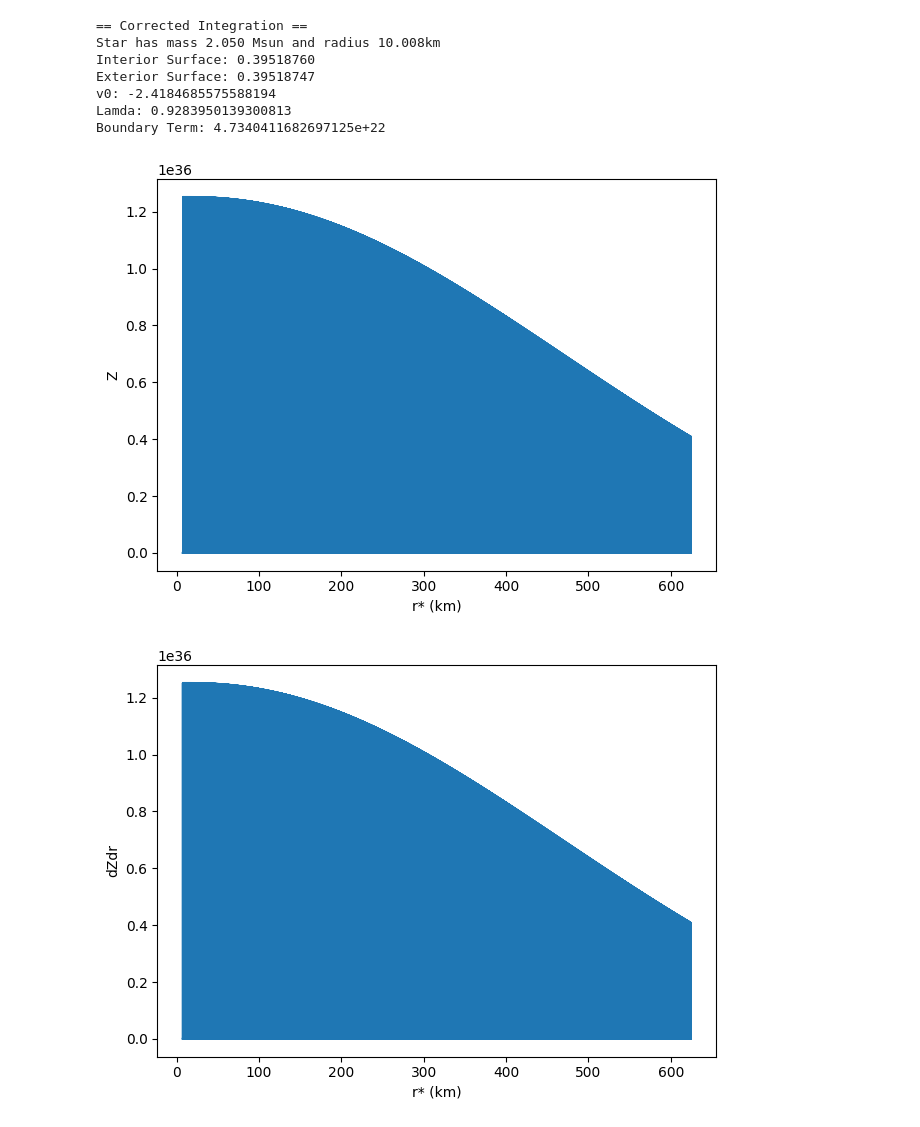
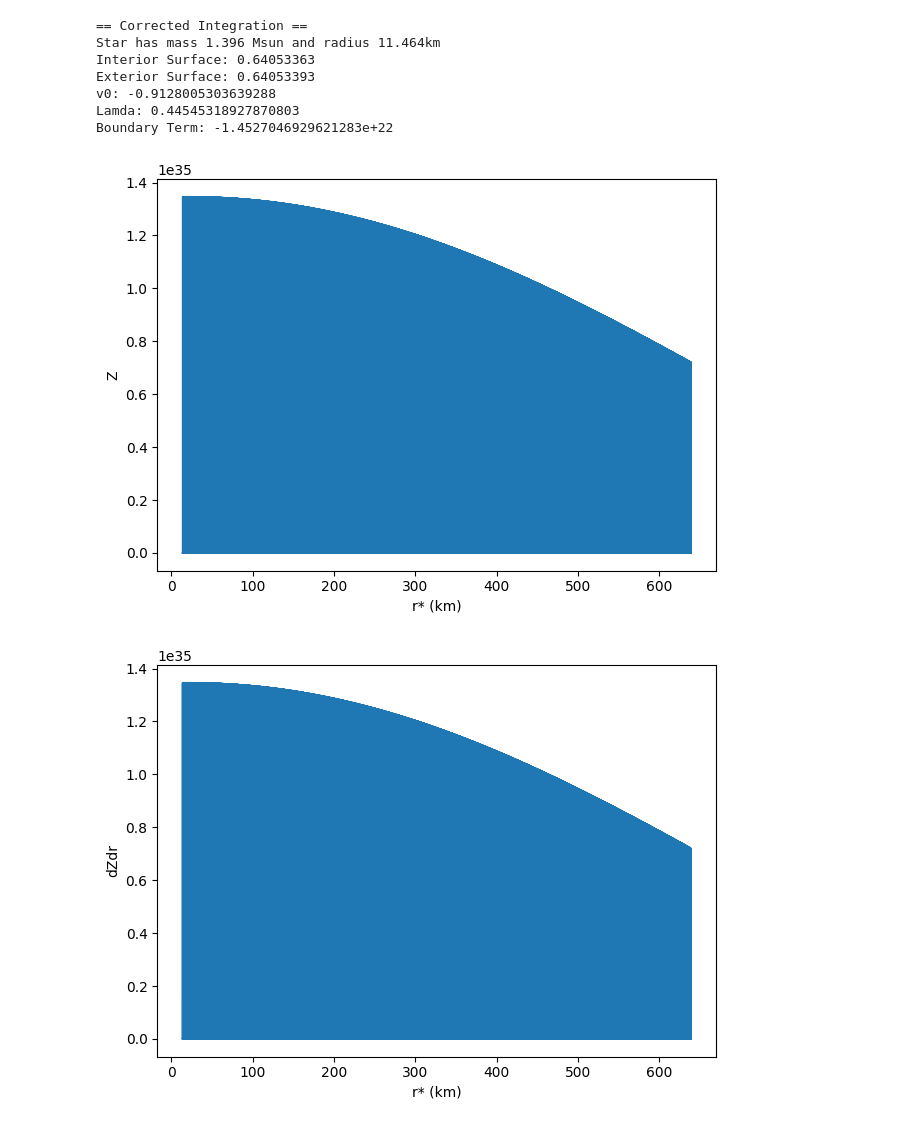
Before and after one commit to utkarsh7236/fmodes, a Jupyter notebook: GR2.ipynb, the cells around one changed output. Cells and saved outputs as stored; diff of their text form; code cells hidden in the pictures.

```diff
--- a/GR2.ipynb
+++ b/GR2.ipynb
@@ -226,7 +226,7 @@ def initial_conditions(EOS, e, p, k, km2cm = 1e5, r_i = 1, K0 = None):
     p_c = p0 - 2 * np.pi * (G/(c**4)) * r_i**2 * (p0 + e0) * (3*p0 + e0)/3
     e_c = EOS(p_c)
     m0 = e_c/(c**2) * 4/3 * np.pi * r_i**3
-    omega = 2e3*(2*np.pi) #Arbitrary guess
+    omega = 1.931e3*(2*np.pi) #Arbitrary guess
     l=2
     nl = (l-1)*(l+2)/2
     nu0 = -1
@@ -279,11 +279,11 @@ def print_params(p, m, r_arr, nu, h1, k, w, x):
     print(f"Boundary Term: {x_R}")
     return None
 # %%
+p_c, e_c, m0, omega, l, nl, nu0, Q0, b0, W0, K0, X0, H00, H10, init_VEC, \
+p_max, p_min, r_i = initial_conditions(EOS, e_arr, p_arr, -91)
+
 # p_c, e_c, m0, omega, l, nl, nu0, Q0, b0, W0, K0, X0, H00, H10, init_VEC, \
-# p_max, p_min, r_i = initial_conditions(EOS, e_arr, p_arr, -91)
-
-p_c, e_c, m0, omega, l, nl, nu0, Q0, b0, W0, K0, X0, H00, H10, init_VEC, \
-p_max, p_min, r_i = initial_conditions(EOS, e, p, -27)
+# p_max, p_min, r_i = initial_conditions(EOS, e, p, -27)
 
 p, m, r_arr, nu, h1, k, w, x = tov(EOS, init_VEC, r_i, p_min,p_max,
                            omega, nl, progress = True, l = l)
@@ -411,12 +411,12 @@ print("== Corrected Integration == ")
 print_params(p, m, r_arr, nu, h1, k, w, x)
 # %% [output]
 == Corrected Integration ==
-Star has mass 2.050 Msun and radius 10.008km
-Interior Surface: 0.39518760
-Exterior Surface: 0.39518747
-v0: -2.4184685575588194
-Lamda: 0.9283950139300813
-Boundary Term: 4.7340411682697125e+22
+Star has mass 1.396 Msun and radius 11.464km
+Interior Surface: 0.64053363
+Exterior Surface: 0.64053393
+v0: -0.9128005303639288
+Lamda: 0.44545318927870803
+Boundary Term: -1.4527046929621283e+22
 # %%
 # # Delete when shifting over to python
 # old_backend = mpl.get_backend()
@@ -518,40 +518,39 @@ def zerilli(u, r_star, omega):
     ret = [dZdr_star, d2Zdr2_star] # dZ/dr*, d2Z/dr*2
     return ret
 # %%
-omega = 2e3*2*np.pi
 init_VEC = [p_c, m0, nu0, H10, K0, W0, X0]
 time.sleep(0.2)
 
 p, m, r_arr, nu, h1, k, w, x = tov(EOS, init_VEC, r_i, p_min,p_max,
                            omega, nl, progress = True, l = l)
 
 max_idx, m_R, r_R, p_R, ec_R, nu_R, h1_R, k_R, w_R, x_R, schild, \
 interior = surface_conditions(p, m, r_arr, nu, h1, k, w, x)
 
 z0 = [-0.004, -0.004]
 
 # From surface to inf
 r_vals = np.linspace(r_R, 25 * c / omega, 20000)
 r_star_vals = r_star_func(r_vals, m_R)
 sol = odeint(zerilli, y0 = z0, t = r_star_vals, args = (omega,))
 z, dzdr_star = sol.T
 
 plt.figure()
 # plt.scatter(r_R/km2cm, z_R, color = "red", label = "TOV")
 plt.plot(r_star_vals/km2cm, z)
 plt.xlabel("r* (km)")
 plt.ylabel("Z")
 plt.show()
 
 plt.figure()
 # plt.scatter(r_R/km2cm, dzdR_R, color = "red", label = "TOV")
 plt.plot(r_star_vals/km2cm, dzdr_star)
 plt.xlabel("r* (km)")
 plt.ylabel("dZdr")
 plt.show()
 # %% [output]
-[figure, old version]
+[figure, new version]
-[figure, old version]
+[figure, new version]
 # %%
 plt.plot(r_star_vals, V_z(r_star_vals, m_R, nl))
 plt.show()
```
Also changed, not shown: parts of 5 cells of this notebook, 1 other file.
